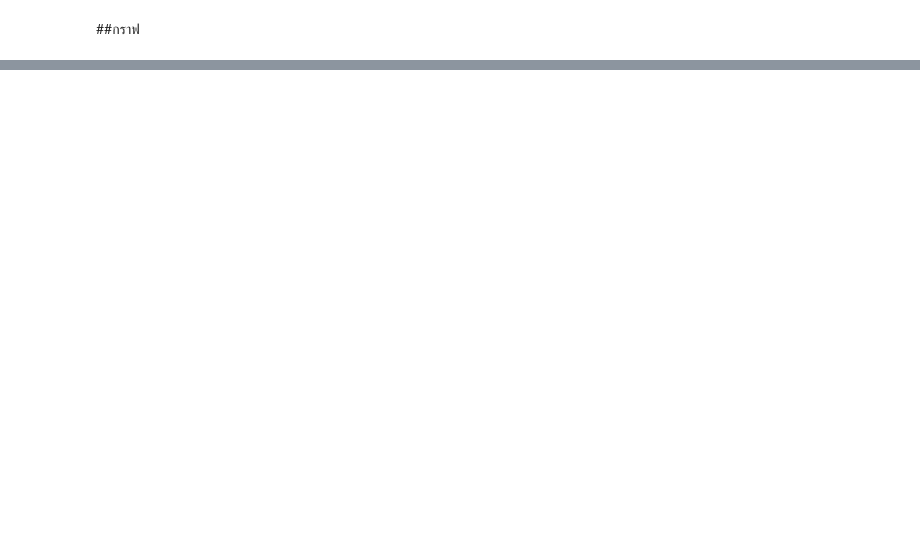
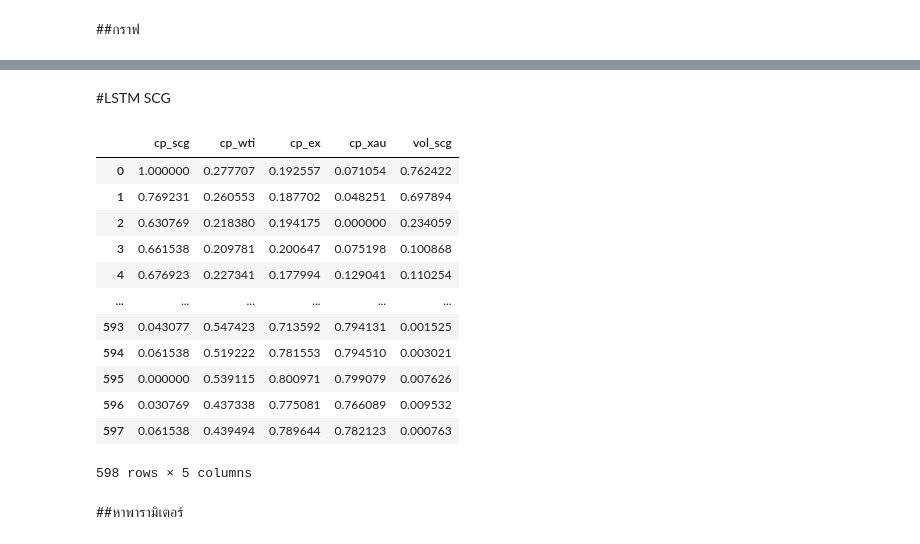
Before and after one commit to Suriya6744/Project, a Jupyter notebook: LSTM.ipynb, the cells around one changed output, grey strips where cells are left out. Saved outputs shown, nothing was run; the diff lists cells and outputs as text; code cells hidden in the pictures; blank space fills up the shorter version.

```diff
--- a/LSTM.ipynb
+++ b/LSTM.ipynb
@@ -895,0 +896,19 @@ plt.show()
+# %% [markdown]
+#LSTM SCG
+# %%
+b = normalized_df[['cp_scg','cp_wti','cp_ex','cp_xau','vol_scg']]
+b
+# %% [output]
+|  | cp_scg | cp_wti | cp_ex | cp_xau | vol_scg |
+| 0 | 1.000000 | 0.277707 | 0.192557 | 0.071054 | 0.762422 |
+| 1 | 0.769231 | 0.260553 | 0.187702 | 0.048251 | 0.697894 |
+| 2 | 0.630769 | 0.218380 | 0.194175 | 0.000000 | 0.234059 |
+| 3 | 0.661538 | 0.209781 | 0.200647 | 0.075198 | 0.100868 |
+| 4 | 0.676923 | 0.227341 | 0.177994 | 0.129041 | 0.110254 |
+| ... | ... | ... | ... | ... | ... |
+| 593 | 0.043077 | 0.547423 | 0.713592 | 0.794131 | 0.001525 |
+| 594 | 0.061538 | 0.519222 | 0.781553 | 0.794510 | 0.003021 |
+| 595 | 0.000000 | 0.539115 | 0.800971 | 0.799079 | 0.007626 |
+| 596 | 0.030769 | 0.437338 | 0.775081 | 0.766089 | 0.009532 |
+| 597 | 0.061538 | 0.439494 | 0.789644 | 0.782123 | 0.000763 |
+598 rows × 5 columns
@@ -895,0 +928,2 @@ plt.show()
+# %% [markdown]
+##หาพารามิเตอร์
```
Also changed, not shown: parts of 19 cells of this notebook.
